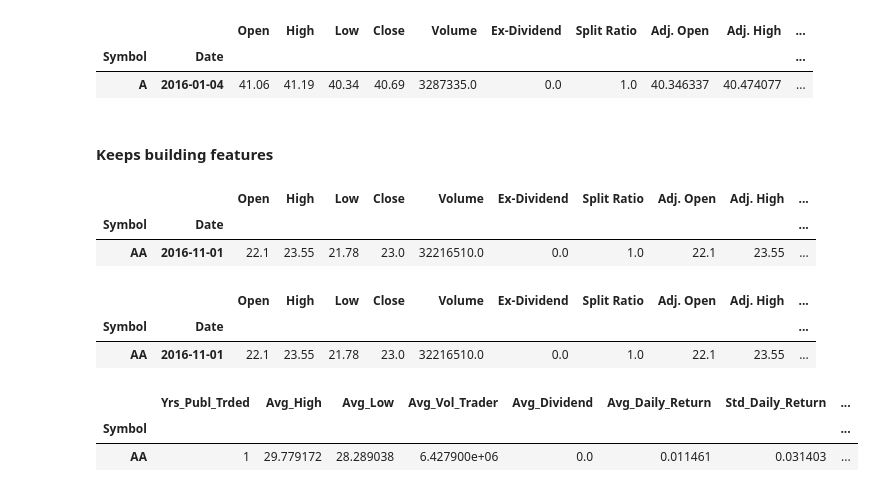
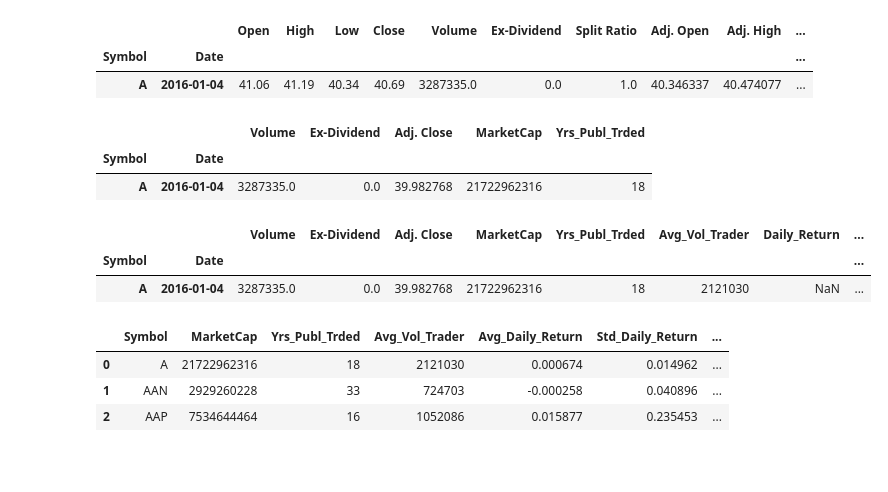
Before and after one commit to AlfredMtz/clustering-stocks, a Jupyter notebook: Diversification-System-Project.ipynb, the cells around one changed output. Saved outputs shown, nothing was run; the diff lists cells and outputs as text; code cells hidden in the pictures; blank space fills up the shorter version.

```diff
--- a/Diversification-System-Project.ipynb
+++ b/Diversification-System-Project.ipynb
@@ -4,14 +4,20 @@ import numpy as np
 import datetime
 import quandl
 import config
+import matplotlib.pyplot as plt
+%matplotlib inline
 
+
+from sklearn import preprocessing
+from sklearn.model_selection import train_test_split
 
 # settings to observe x amount of rows in dataframe
 pd.set_option('max_rows', 500)
 pd.set_option('max_columns', 1000)
 
 # API Key
-key = quandl.ApiConfig.api_key
+#key = quandl.ApiConfig.api_key
+key = "mvE4D6GCzyVzzpz_3tsU"
 # %% [markdown]
 ### OPENS FILES
 # %%
@@ -56,7 +62,7 @@ tickers_data.shape
 # %% [markdown]
 ### Builds Feature(Yrs_Publ_Trded)
 # %%
-tickers = tickers_data.Symbol[:200].tolist()
+tickers = tickers_data.Symbol[:30].tolist()
 symbols = []
 
 for sym in tickers:
@@ -168,59 +172,47 @@ mydata.head(1)
-# %% [markdown]
-#### Keeps building features
+# %%
+mydata = mydata.drop(['Open','High','Low','Close','Split Ratio',
+       'Adj. Open', 'Adj. High', 'Adj. Low', 'Adj. Volume','Sector','Industry'], axis=1)
+mydata.head(1)
+# %% [output]
+|  |  | Volume | Ex-Dividend | Adj. Close | MarketCap | Yrs_Publ_Trded |
+| Symbol | Date |  |  |  |  |  |
+| A | 2016-01-04 | 3287335.0 | 0.0 | 39.982768 | 21722962316 | 18 |
 # %%
+# Calculates daily average high, low, volume trader for each stock/changes scientific notation to integer value
+mydata['Avg_Vol_Trader'] = mydata.groupby('Symbol').Volume.transform('mean').apply(lambda x: '%.f' % x)
+
 # Builds daily return column
 mydata['Daily_Return'] = mydata['Adj. Close'].pct_change(1)
-#mydata.head(1)
-
-# Builds overall percentage on return or Cumulitive return(return difference from start to current price)
-mydata['Cumulitive_Return'] = mydata.groupby('Symbol')['Adj. Close'].transform(lambda x: x[-1]/x[0] -1)
-#mydata.head(2)
-
-# Calculates daily average high, low, volume trader for each stock
-mydata['Avg_High'] = mydata.groupby('Symbol').High.transform('mean')
-mydata['Avg_Low'] = mydata.groupby('Symbol').Low.transform('mean')
-mydata['Avg_Vol_Trader'] = mydata.groupby('Symbol').Volume.transform('mean')
-mydata['Avg_Dividend'] = mydata.groupby('Symbol')['Ex-Dividend'].transform('mean')
-#mydata.head(2)
 
 # Mean Daily Return
 d_mean_return = mydata.groupby('Symbol').Daily_Return.transform('mean').to_frame()
 mydata['Avg_Daily_Return'] = d_mean_return
-#mydata.head(2)
 
 # Std Daily
 d_std_return = mydata.groupby('Symbol').Daily_Return.transform('std').to_frame()
 mydata['Std_Daily_Return'] = d_std_return
-#mydata.head(2)
 
 # Calculates Daily Sharpe Ratio(Calculates risk adjusted return)
 # mean return - risk free rate / standard deviation
 # For this formula we are assuming a risk free rate of 0(different people,different opinions)
 sr = d_mean_return/d_std_return
 mydata['Daily_Sharpe_Ratio'] = sr
 
+# Total Dividens
+total_dividen = mydata.groupby('Symbol')['Ex-Dividend'].transform('sum').to_frame()
+mydata['Total_Dividend'] = total_dividen
+
 mydata.head(1)
 # %% [output]
-|  |  | Open | High | Low | Close | Volume | Ex-Dividend | Split Ratio | Adj. Open | Adj. High | ... |
-| Symbol | Date |  |  |  |  |  |  |  |  |  | ... |
-| AA | 2016-11-01 | 22.1 | 23.55 | 21.78 | 23.0 | 32216510.0 | 0.0 | 1.0 | 22.1 | 23.55 | ... |
+|  |  | Volume | Ex-Dividend | Adj. Close | MarketCap | Yrs_Publ_Trded | Avg_Vol_Trader | Daily_Return | ... |
+| Symbol | Date |  |  |  |  |  |  |  | ... |
+| A | 2016-01-04 | 3287335.0 | 0.0 | 39.982768 | 21722962316 | 18 | 2121030 | NaN | ... |
-# %%
-# Builds list to easy access to reorder
-cols = list(mydata.columns.values)
-mydata = mydata[['Open','High','Low','Close','Volume','Ex-Dividend','Split Ratio','Adj. Open','Adj. High','Adj. Low',
-                 'Adj. Close','Adj. Volume','Daily_Return','Cumulitive_Return','Yrs_Publ_Trded','Avg_High','Avg_Low',
-                 'Avg_Vol_Trader','Avg_Dividend','Avg_Daily_Return','Std_Daily_Return','Daily_Sharpe_Ratio']]
-mydata.head(1)
-# %% [output]
-|  |  | Open | High | Low | Close | Volume | Ex-Dividend | Split Ratio | Adj. Open | Adj. High | ... |
-| Symbol | Date |  |  |  |  |  |  |  |  |  | ... |
-| AA | 2016-11-01 | 22.1 | 23.55 | 21.78 | 23.0 | 32216510.0 | 0.0 | 1.0 | 22.1 | 23.55 | ... |
-# %%
-mydata1 = mydata.drop(mydata.columns[:14], axis=1)
-mydata2 = mydata1.reset_index(level=1, drop=True)
-mydata3 = mydata2.groupby('Symbol').first()
-mydata3
-# %% [output]
-|  | Yrs_Publ_Trded | Avg_High | Avg_Low | Avg_Vol_Trader | Avg_Dividend | Avg_Daily_Return | Std_Daily_Return | ... |
-| Symbol |  |  |  |  |  |  |  | ... |
-| AA | 1 | 29.779172 | 28.289038 | 6.427900e+06 | 0.0 | 0.011461 | 0.031403 | ... |
+# %%
+mydata = mydata.reset_index(level=1, drop=True).groupby('Symbol').first()
+mydata = mydata.drop(['Volume','Ex-Dividend','Adj. Close','Daily_Return'], axis=1).reset_index()
+mydata.head(3)
+# %% [output]
+|  | Symbol | MarketCap | Yrs_Publ_Trded | Avg_Vol_Trader | Avg_Daily_Return | Std_Daily_Return | ... |
+| 0 | A | 21722962316 | 18 | 2121030 | 0.000674 | 0.014962 | ... |
+| 1 | AAN | 2929260228 | 33 | 724703 | -0.000258 | 0.040896 | ... |
+| 2 | AAP | 7534644464 | 16 | 1052086 | 0.015877 | 0.235453 | ... |
```
Also changed, not shown: parts of 7 cells of this notebook.
